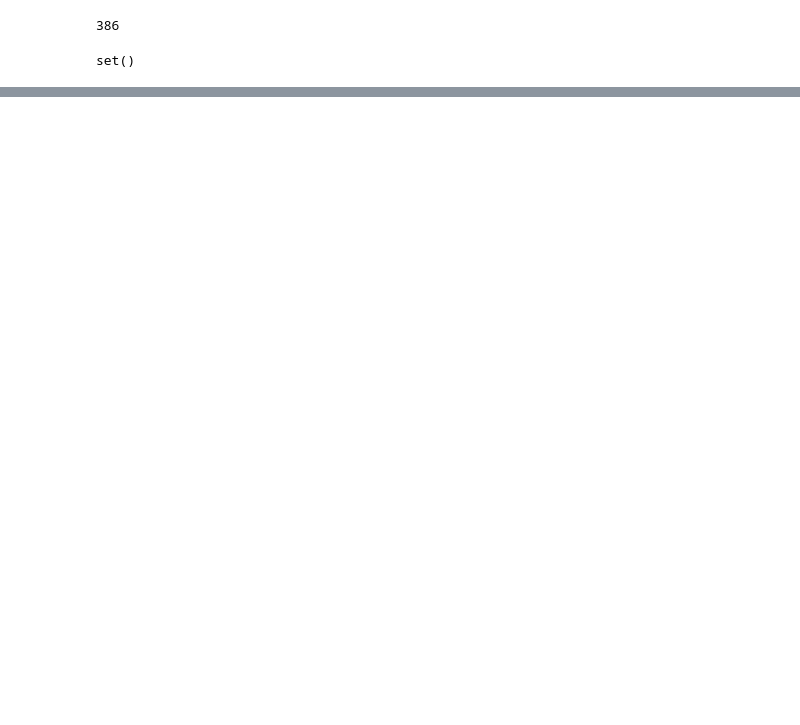
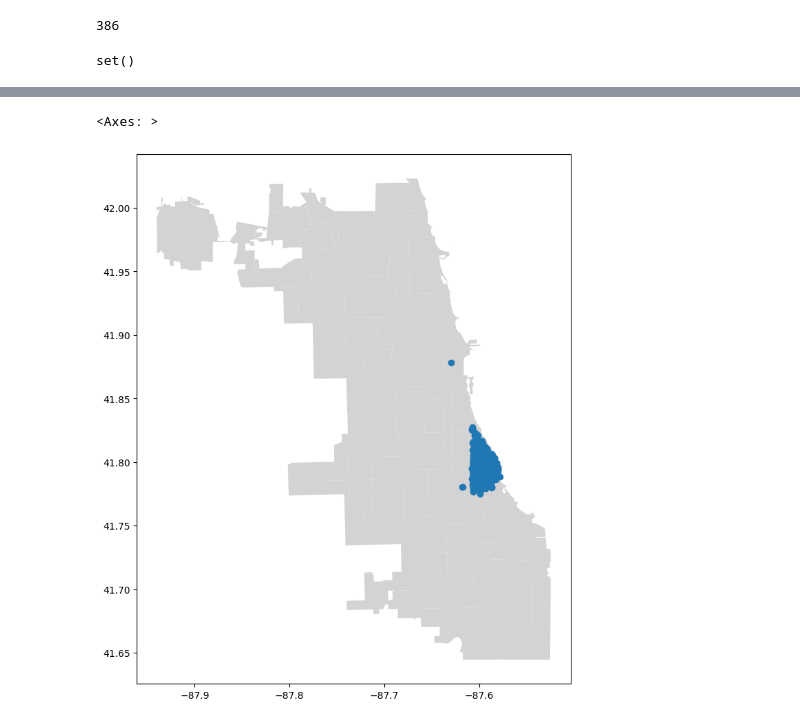
Before and after one commit to michplunkett/one-offs, a Jupyter notebook: notebooks/ucpd_cluster_analysis.ipynb, the cells around one changed output, grey strips where cells are left out. Saved outputs shown, nothing was run; the diff lists cells and outputs as text; code cells hidden in the pictures; blank space fills up the shorter version.

```diff
--- a/notebooks/ucpd_cluster_analysis.ipynb
+++ b/notebooks/ucpd_cluster_analysis.ipynb
@@ -11,6 +13,16 @@ all_df = pl.read_csv(
     .dt.convert_time_zone("America/Chicago"),
     pl.col("reported_date").str.to_date("%Y-%m-%d"),
     pl.col("validated_location").str.split(",").cast(pl.List(pl.Float64)),
+    pl.col("validated_location")
+    .str.split(",")
+    .cast(pl.List(pl.Float64))
+    .apply(lambda v: v[1])
+    .alias("longitude"),
+    pl.col("validated_location")
+    .str.split(",")
+    .cast(pl.List(pl.Float64))
+    .apply(lambda v: v[0])
+    .alias("latitude"),
 )
 all_df = all_df.filter(~pl.col("validated_address").is_null()).filter(
     pl.col("incident") != "Information"
@@ -520,3 +532,20 @@ narcotics = {
         pl.col("incident").apply(contains_narcotics)
     ),
 }
+# %%
+def polars_dicts_to_geopandas(pl_dict: {str: pl.DataFrame}) -> {str: gp.GeoDataFrame}:
+    gp_dict: {str: gp.GeoDataFrame} = {}
+    for key in pl_dict.keys():
+        gp_df = pl_dict[key].to_pandas()
+        gp_df = gp.GeoDataFrame(
+            gp_df,
+            geometry=gp.points_from_xy(gp_df["longitude"], gp_df["latitude"]),
+            crs="EPSG:4326",
+        )
+        gp_dict[key] = gp_df
+
+    return gp_dict
+# %%
+violence = polars_dicts_to_geopandas(violence)
+sa_gb = polars_dicts_to_geopandas(sa_gb)
+narcotics = polars_dicts_to_geopandas(narcotics)
@@ -522,0 +569,7 @@ narcotics = {
+# %%
+fig, ax = plt.subplots(figsize=(10, 10))
+chi_comm.to_crs(epsg=4326).plot(ax=ax, color="lightgrey")
+violence["All"].plot(ax=ax)
+# %% [output]
+<Axes: >
+[figure, added]
```
Also changed, not shown: parts of 5 cells of this notebook.
